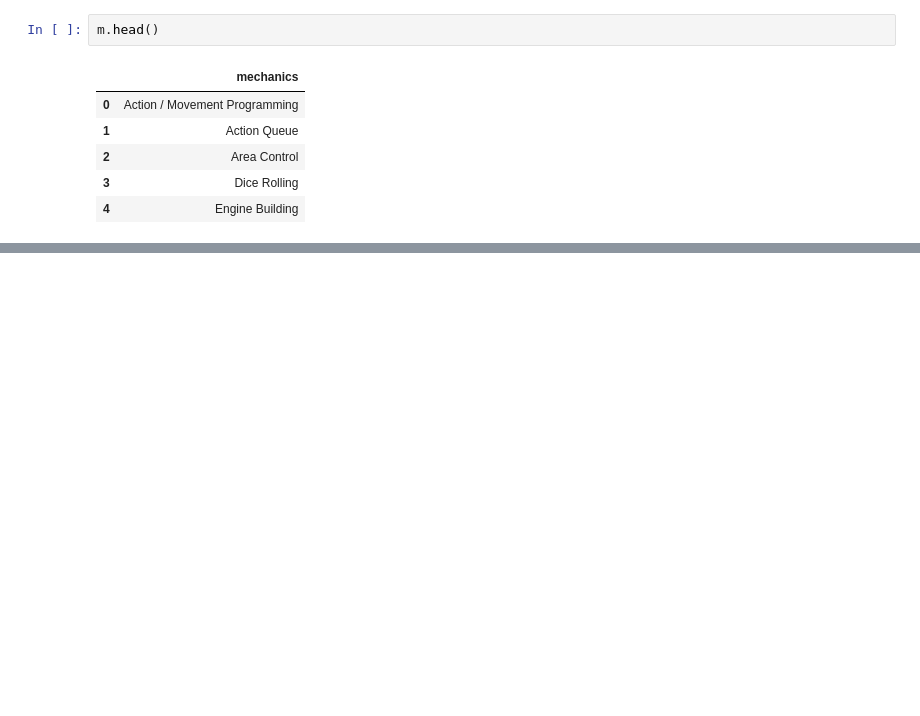
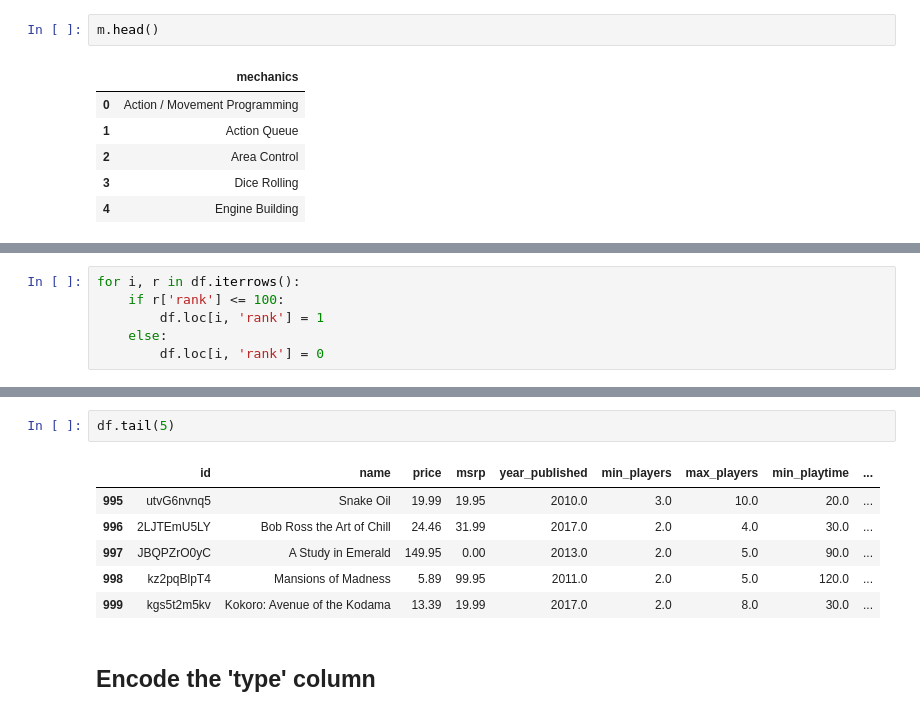
Before and after one commit to Andy-Jensen/board-game-project, a Jupyter notebook: explore.ipynb, the cells around one changed output, grey strips where cells are left out. Cells and saved outputs as stored; diff of their text form; blank space fills up the shorter version.

```diff
--- a/explore.ipynb
+++ b/explore.ipynb
@@ -55,0 +71,6 @@ I suprises me that area control is rated so high but area movement and area majo
+# %%
+for i, r in df.iterrows():
+    if r['rank'] <= 100:
+        df.loc[i, 'rank'] = 1
+    else:
+        df.loc[i, 'rank'] = 0
@@ -55,0 +92,11 @@ I suprises me that area control is rated so high but area movement and area majo
+# %%
+df.tail(5)
+# %% [output]
+|  | id | name | price | msrp | year_published | min_players | max_players | min_playtime | ... |
+| 995 | utvG6nvnq5 | Snake Oil | 19.99 | 19.95 | 2010.0 | 3.0 | 10.0 | 20.0 | ... |
+| 996 | 2LJTEmU5LY | Bob Ross the Art of Chill | 24.46 | 31.99 | 2017.0 | 2.0 | 4.0 | 30.0 | ... |
+| 997 | JBQPZrO0yC | A Study in Emerald | 149.95 | 0.00 | 2013.0 | 2.0 | 5.0 | 90.0 | ... |
+| 998 | kz2pqBlpT4 | Mansions of Madness | 5.89 | 99.95 | 2011.0 | 2.0 | 5.0 | 120.0 | ... |
+| 999 | kgs5t2m5kv | Kokoro: Avenue of the Kodama | 13.39 | 19.99 | 2017.0 | 2.0 | 8.0 | 30.0 | ... |
+# %% [markdown]
+## Encode the 'type' column
```
Also changed, not shown: parts of 33 cells of this notebook, 1 other file.
